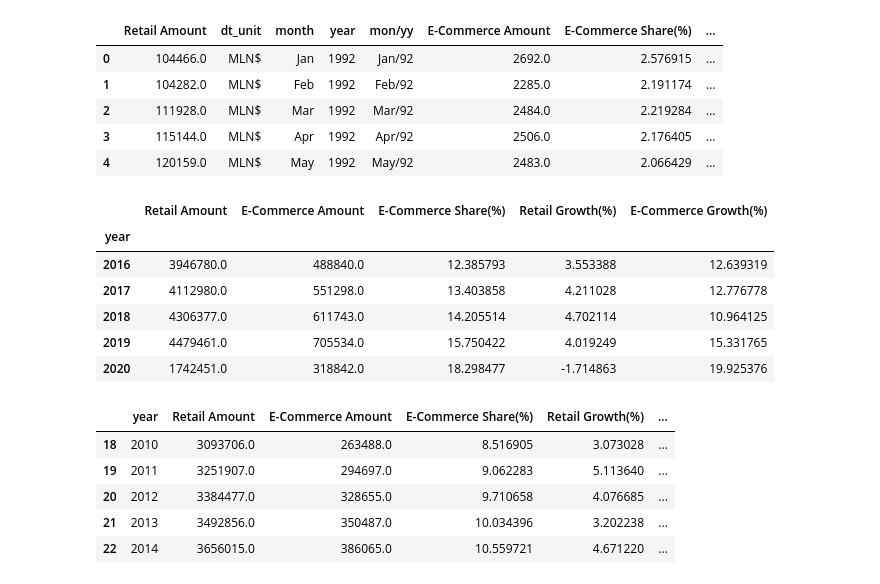
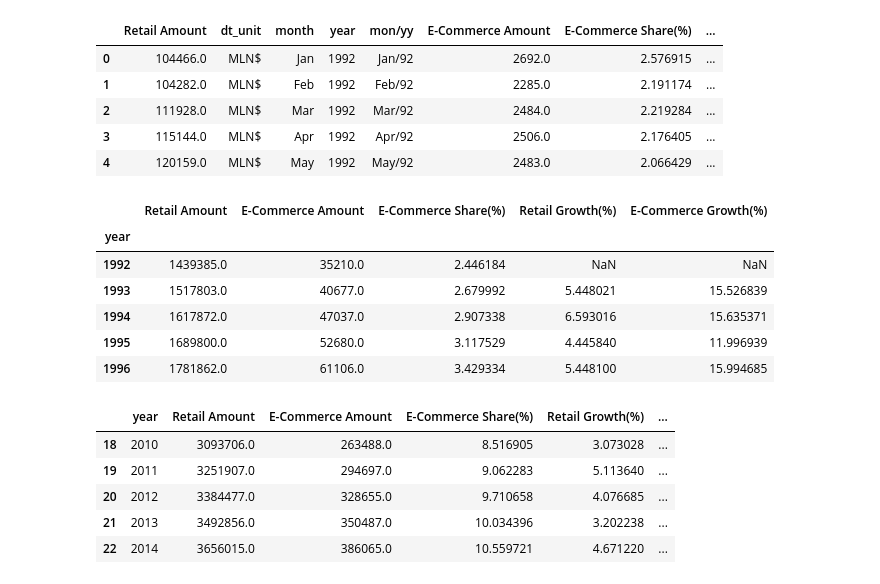
Before and after one commit to jeffhoffmanmba/Project1_eCommerce_Trends, a Jupyter notebook: Project.ipynb, the cells around one changed output. Drawn from its saved outputs; the diff is of its cells as text; code cells hidden in the pictures.

```diff
--- a/Project.ipynb
+++ b/Project.ipynb
@@ -88,30 +88,30 @@ us_sales_df.head()
 # %%
 # Annual retail and e-commerce sales data
 us_sales_a_df = us_sales_df.iloc[:, [0, 3, 5]].groupby("year").sum()
 us_sales_a_df["E-Commerce Share(%)"] = us_sales_a_df.iloc[:, 1] / us_sales_a_df.iloc[:, 0] * 100
 
 for idx in us_sales_a_df.index[1:]:
     us_sales_a_df.loc[idx, "Retail Growth(%)"] = (us_sales_a_df.loc[idx, "Retail Amount"] - us_sales_a_df.loc[idx-1, "Retail Amount"]) / us_sales_a_df.loc[idx-1, "Retail Amount"] * 100
     us_sales_a_df.loc[idx, "E-Commerce Growth(%)"] = (us_sales_a_df.loc[idx, "E-Commerce Amount"] - us_sales_a_df.loc[idx-1, "E-Commerce Amount"]) / us_sales_a_df.loc[idx-1, "E-Commerce Amount"] * 100
 
 this_year, last_year = (us_sales_a_df.tail(2).index[1], us_sales_a_df.tail(2).index[0])
 num_this_year = len(us_sales_df.loc[us_sales_df.loc[:, "year"] == this_year].index)
 
 last_retail = us_sales_df.loc[us_sales_df.iloc[:, 3] == last_year].iloc[:num_this_year, 0].sum()
 last_online = us_sales_df.loc[us_sales_df.iloc[:, 3] == last_year].iloc[:num_this_year, 5].sum()
 
 us_sales_a_df.loc[this_year, "Retail Growth(%)"] = (us_sales_a_df.tail(1).iloc[0, 0] - last_retail) / last_retail * 100
 us_sales_a_df.loc[this_year, "E-Commerce Growth(%)"] = (us_sales_a_df.tail(1).iloc[0, 1] - last_online) / last_online * 100
 
-us_sales_a_df.tail()
+us_sales_a_df.head()
 # %% [output]
 |  | Retail Amount | E-Commerce Amount | E-Commerce Share(%) | Retail Growth(%) | E-Commerce Growth(%) |
 | year |  |  |  |  |  |
-| 2016 | 3946780.0 | 488840.0 | 12.385793 | 3.553388 | 12.639319 |
-| 2017 | 4112980.0 | 551298.0 | 13.403858 | 4.211028 | 12.776778 |
-| 2018 | 4306377.0 | 611743.0 | 14.205514 | 4.702114 | 10.964125 |
-| 2019 | 4479461.0 | 705534.0 | 15.750422 | 4.019249 | 15.331765 |
-| 2020 | 1742451.0 | 318842.0 | 18.298477 | -1.714863 | 19.925376 |
+| 1992 | 1439385.0 | 35210.0 | 2.446184 | NaN | NaN |
+| 1993 | 1517803.0 | 40677.0 | 2.679992 | 5.448021 | 15.526839 |
+| 1994 | 1617872.0 | 47037.0 | 2.907338 | 6.593016 | 15.635371 |
+| 1995 | 1689800.0 | 52680.0 | 3.117529 | 4.445840 | 11.996939 |
+| 1996 | 1781862.0 | 61106.0 | 3.429334 | 5.448100 | 15.994685 |
 # %%
 # Remove data in 1992 - 2009
 us_sales_a_df = us_sales_a_df.reset_index()
```
